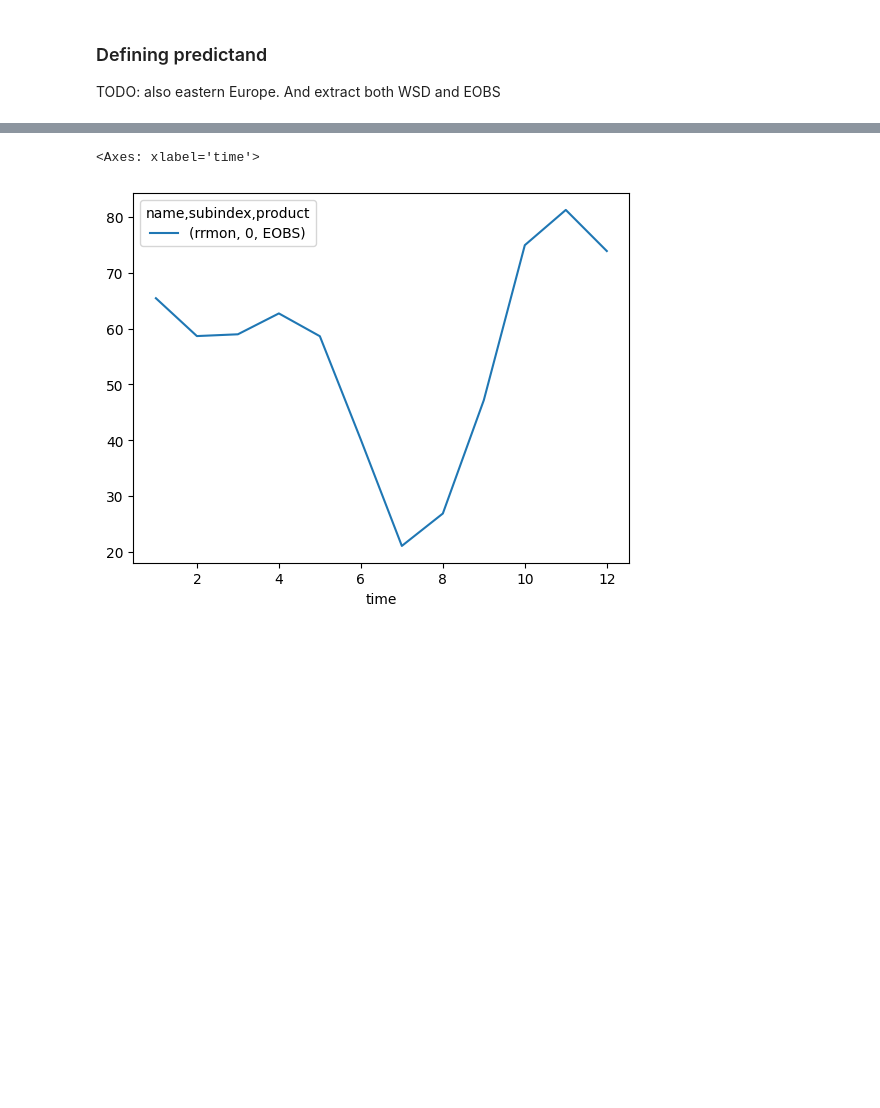
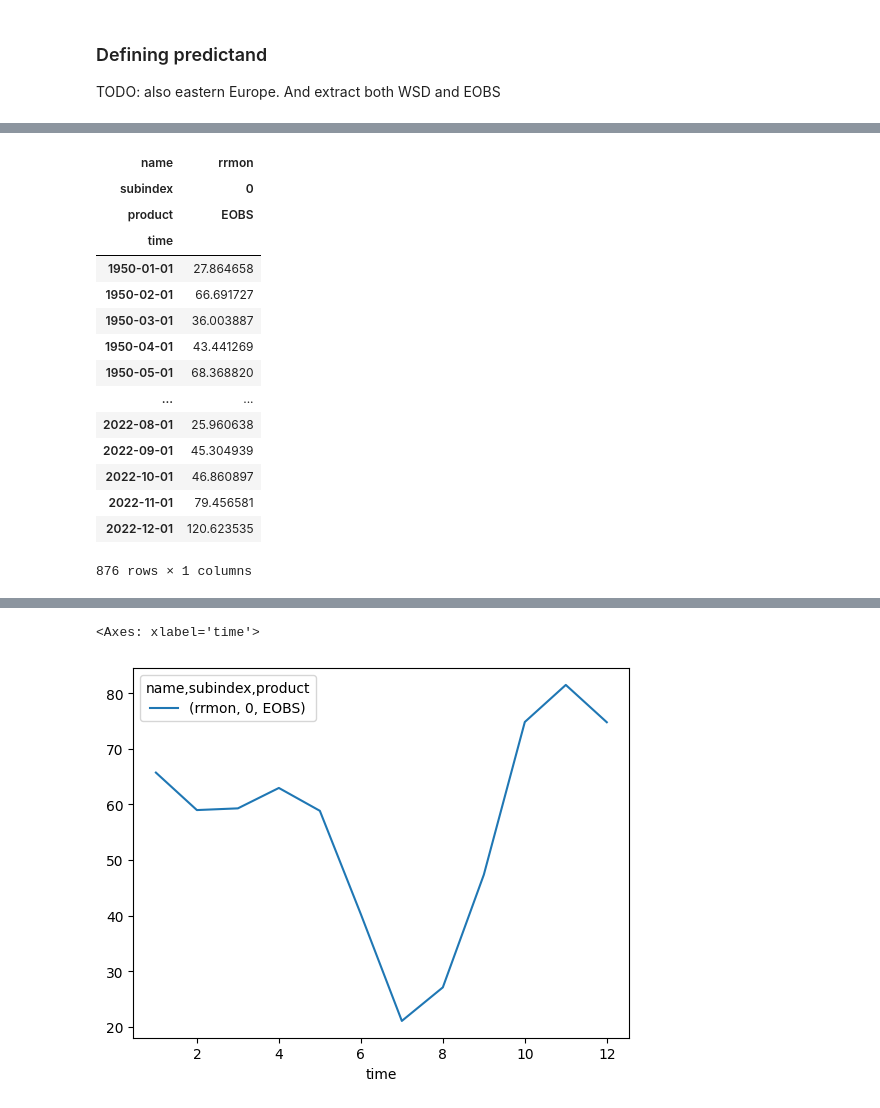
Before and after one commit to chiemvs/Medley, a Jupyter notebook: notebooks/Temporal_exploration.ipynb, the cells around one changed output, grey strips where cells are left out. Drawn from its saved outputs; the diff is of its cells as text; code cells hidden in the pictures; blank space fills up the shorter version.

```diff
--- a/notebooks/Temporal_exploration.ipynb
+++ b/notebooks/Temporal_exploration.ipynb
@@ -52,10 +46,30 @@ count.plot()
 # %%
 # Precip trends per season/month?
 # %%
+rr_eobs = xr.open_zarr('/scistor/ivm/jsn295/Medi/monthly/rr_mon_ens_mean_0.1deg_reg_v27.0e.zarr/')['rr'].compute()
 df = get_monthly_data().to_pandas()
-target = xr.where(mask,rrmon,np.nan).mean(['longitude','latitude']).compute().to_dataframe(name = 'rrmon')
-target.columns = pd.MultiIndex.from_tuples([('rrmon',0,'EOBS')], names = df.columns.names)
+target = average_within_mask(mask = mask, data = rr_eobs).to_frame()
+target.columns = pd.MultiIndex.from_tuples([('rrmon',0,'EOBS')], names = tscolnames)
 df = df.loc[target.index,:]
+# %%
+target
+# %% [output]
+| name | rrmon |
+| subindex | 0 |
+| product | EOBS |
+| time |  |
+| 1950-01-01 | 27.864658 |
+| 1950-02-01 | 66.691727 |
+| 1950-03-01 | 36.003887 |
+| 1950-04-01 | 43.441269 |
+| 1950-05-01 | 68.368820 |
+| ... | ... |
+| 2022-08-01 | 25.960638 |
+| 2022-09-01 | 45.304939 |
+| 2022-10-01 | 46.860897 |
+| 2022-11-01 | 79.456581 |
+| 2022-12-01 | 120.623535 |
+876 rows × 1 columns
 # %%
 def estimate_gmstcoef(series):
     x = df.loc[series.index, 'gmst']
```
Also changed, not shown: parts of 4 cells of this notebook, 2 other files.
